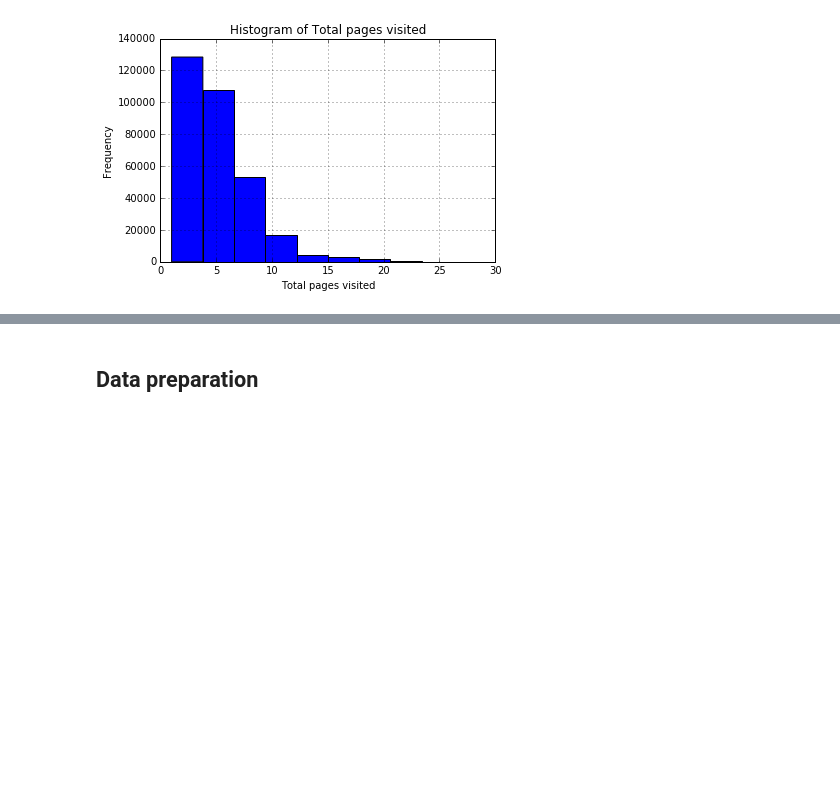
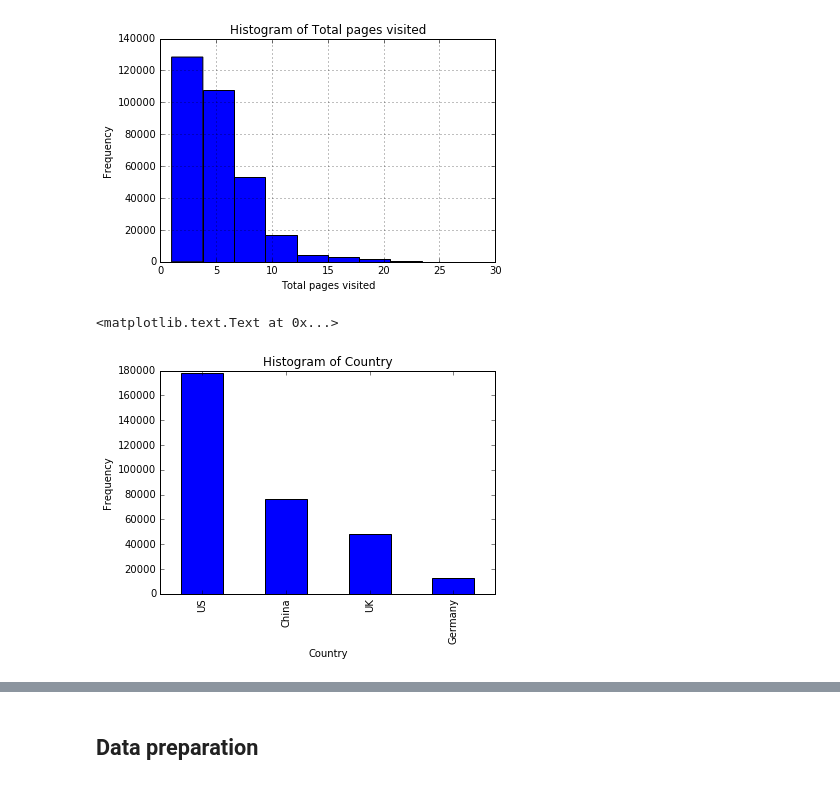
Before and after one commit to YoloData-You-Only-Learn-Once/cgaray, a Jupyter notebook: Q1_cgaray.ipynb, the cells around one changed output, grey strips where cells are left out. Saved outputs shown, nothing was run; the diff lists cells and outputs as text; code cells hidden in the pictures; blank space fills up the shorter version.

```diff
--- a/Q1_cgaray.ipynb
+++ b/Q1_cgaray.ipynb
@@ -99,3 +156,11 @@ plt.ylabel('Frequency')
 # %% [output]
 <matplotlib.text.Text at 0x...>
 [figure]
+# %%
+data_cleaned['country'].value_counts().plot(kind='bar')
+plt.title('Histogram of Country')
+plt.xlabel('Country')
+plt.ylabel('Frequency')
+# %% [output]
+<matplotlib.text.Text at 0x...>
+[figure, added]
```
Also changed, not shown: parts of 40 cells of this notebook.
